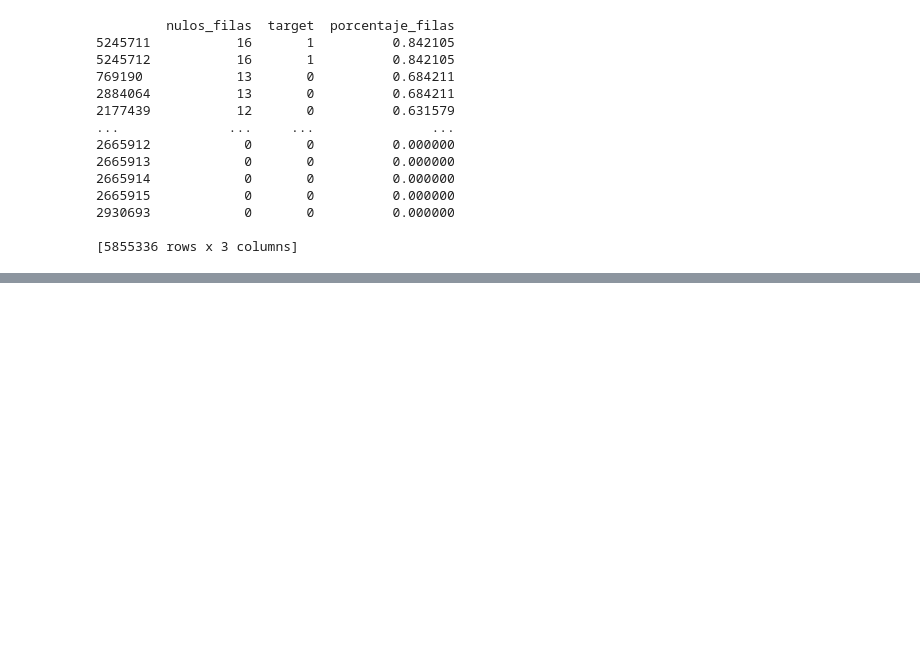
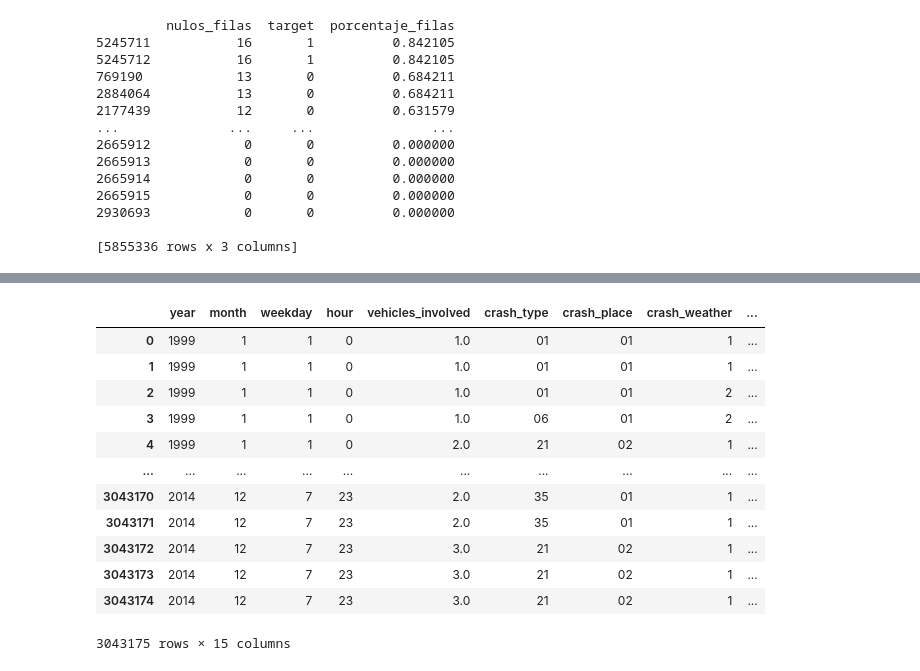
Before and after one commit to AMM53/Accidents-Prediction, a Jupyter notebook: notebooks/FeatureEngineering.ipynb, the cells around one changed output, grey strips where cells are left out. Drawn from its saved outputs; the diff is of its cells as text; code cells hidden in the pictures; blank space fills up the shorter version.

```diff
--- a/notebooks/FeatureEngineering.ipynb
+++ b/notebooks/FeatureEngineering.ipynb
@@ -148,3 +162,23 @@ df = df.drop('passenger_role', axis = 1)
+# %%
+# crear columna passenger count
+#Una forma sería unir tablas por el indice en df está intacto en df2 está reseteado
+#Esto solo se podria hacer si partimos del mismo df guardado del descrptive
+df2 = pd.read_parquet('../data/vehicle_data_initial.parquet')
+df2
+# %% [output]
+|  | year | month | weekday | hour | vehicles_involved | crash_type | crash_place | crash_weather | ... |
+| 0 | 1999 | 1 | 1 | 0 | 1.0 | 01 | 01 | 1 | ... |
+| 1 | 1999 | 1 | 1 | 0 | 1.0 | 01 | 01 | 1 | ... |
+| 2 | 1999 | 1 | 1 | 0 | 1.0 | 01 | 01 | 2 | ... |
+| 3 | 1999 | 1 | 1 | 0 | 1.0 | 06 | 01 | 2 | ... |
+| 4 | 1999 | 1 | 1 | 0 | 2.0 | 21 | 02 | 1 | ... |
+| ... | ... | ... | ... | ... | ... | ... | ... | ... | ... |
+| 3043170 | 2014 | 12 | 7 | 23 | 2.0 | 35 | 01 | 1 | ... |
+| 3043171 | 2014 | 12 | 7 | 23 | 2.0 | 35 | 01 | 1 | ... |
+| 3043172 | 2014 | 12 | 7 | 23 | 3.0 | 21 | 02 | 1 | ... |
+| 3043173 | 2014 | 12 | 7 | 23 | 3.0 | 21 | 02 | 1 | ... |
+| 3043174 | 2014 | 12 | 7 | 23 | 3.0 | 21 | 02 | 1 | ... |
+3043175 rows × 15 columns
 # %%
 # Remove rows with an outlier vehicle_age
 df = df.loc[df['vehicle_age'] < 30]
```
Also changed, not shown: parts of 6 cells of this notebook, 1 other file.
